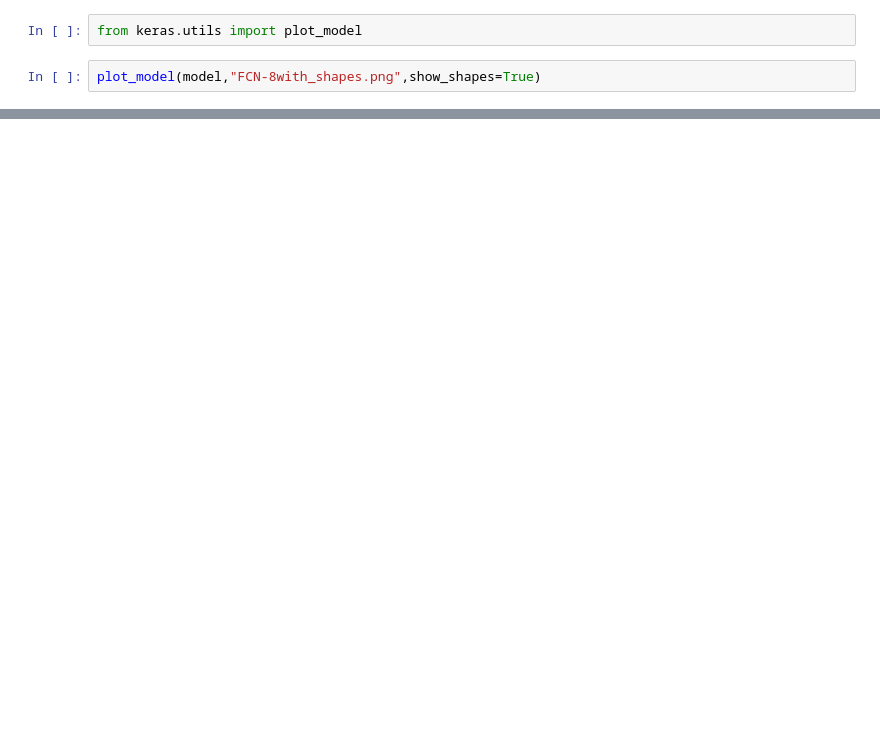
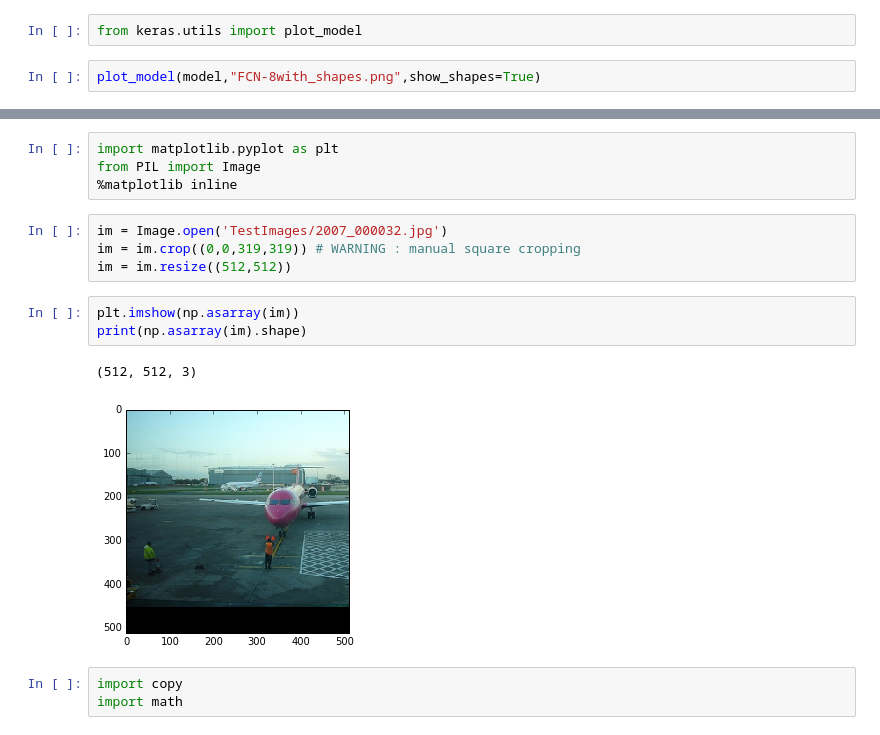
Before and after one commit to Gurupradeep/FCN-for-Semantic-Segmentation, a Jupyter notebook: FCN-8.ipynb, the cells around one changed output, grey strips where cells are left out. Drawn from its saved outputs; the diff is of its cells as text; blank space fills up the shorter version.

Commit message:
Transferred weights and tested on sample image

```diff
--- a/FCN-8.ipynb
+++ b/FCN-8.ipynb
@@ -307,0 +366,17 @@ for i in range(0, params.shape[1]-1):
+# %%
+import matplotlib.pyplot as plt
+from PIL import Image
+%matplotlib inline
+# %%
+im = Image.open('TestImages/2007_000032.jpg')
+im = im.crop((0,0,319,319)) # WARNING : manual square cropping
+im = im.resize((512,512))
+# %%
+plt.imshow(np.asarray(im))
+print(np.asarray(im).shape)
+# %% [output]
+(512, 512, 3)
+[figure, added]
+# %%
+import copy
+import math
```
Also changed, not shown: parts of 37 cells of this notebook.
